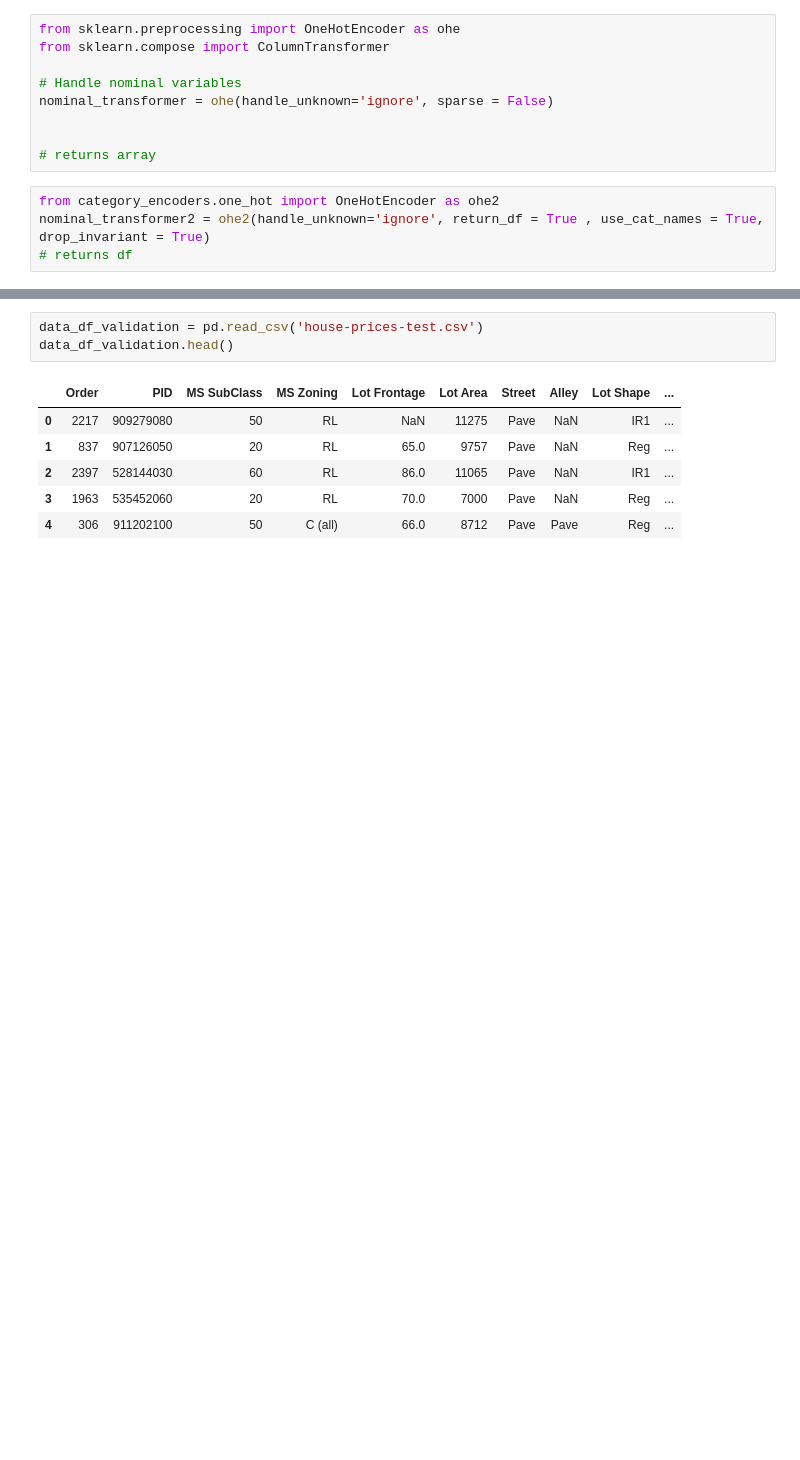
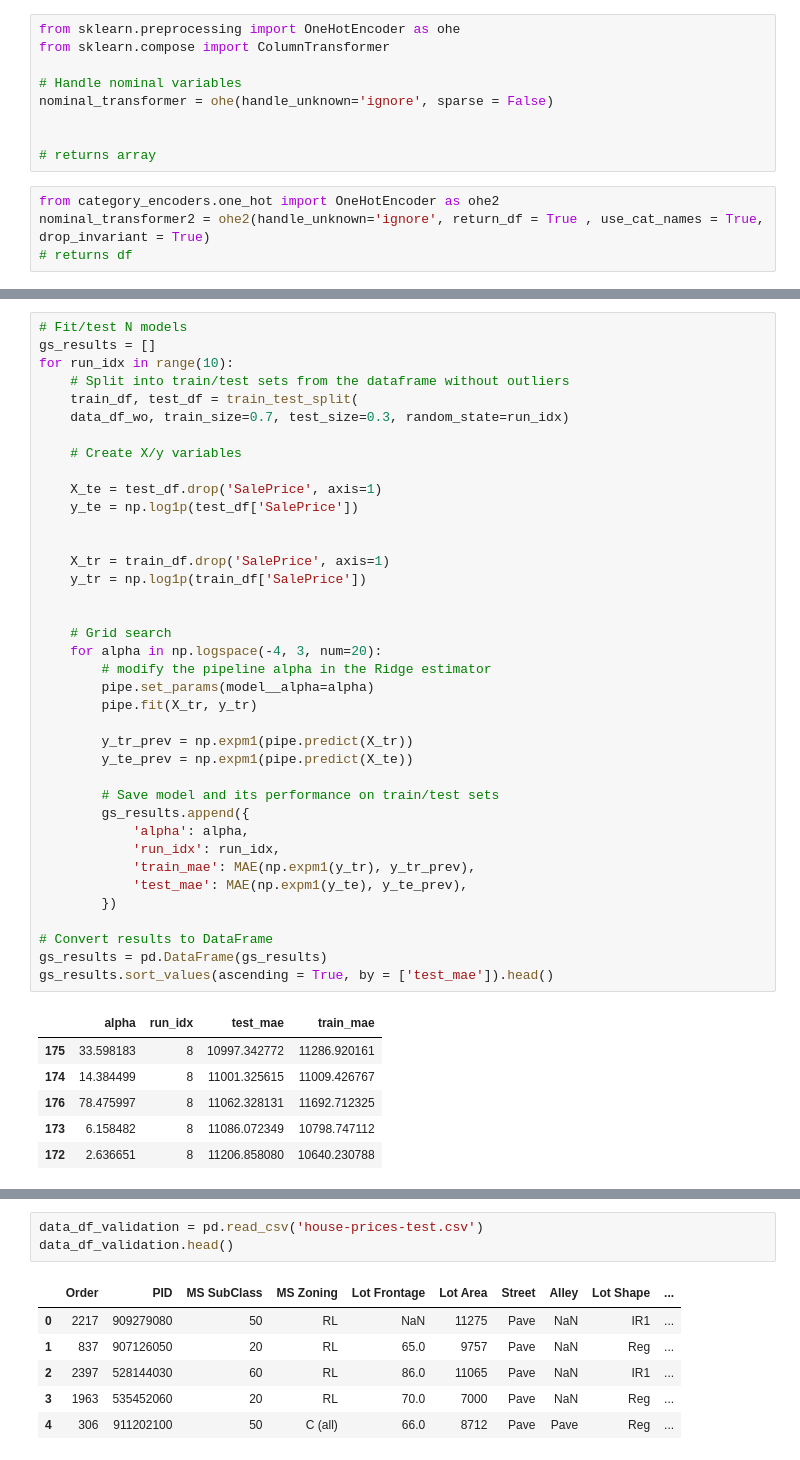
Before and after one commit to LyesOUDINACHE/EPFL-Course, a Jupyter notebook: Course Project 3 - Houses.ipynb, the cells around one changed output, grey strips where cells are left out. Saved outputs shown, nothing was run; the diff lists cells and outputs as text; blank space fills up the shorter version.

```diff
--- a/Course Project 3 - Houses.ipynb
+++ b/Course Project 3 - Houses.ipynb
@@ -1025,0 +908,45 @@ Predictions on test data: [239725. 163461.  66563. ... 158294. 182294. 151450.]
+# %%
+# Fit/test N models
+gs_results = []
+for run_idx in range(10):
+    # Split into train/test sets from the dataframe without outliers
+    train_df, test_df = train_test_split(
+    data_df_wo, train_size=0.7, test_size=0.3, random_state=run_idx)
+
+    # Create X/y variables
+
+    X_te = test_df.drop('SalePrice', axis=1)
+    y_te = np.log1p(test_df['SalePrice'])
+
+
+    X_tr = train_df.drop('SalePrice', axis=1)
+    y_tr = np.log1p(train_df['SalePrice'])
+
+
+    # Grid search
+    for alpha in np.logspace(-4, 3, num=20):
+        # modify the pipeline alpha in the Ridge estimator
+        pipe.set_params(model__alpha=alpha)
+        pipe.fit(X_tr, y_tr)
+
+        y_tr_prev = np.expm1(pipe.predict(X_tr))
+        y_te_prev = np.expm1(pipe.predict(X_te))
+
+        # Save model and its performance on train/test sets
+        gs_results.append({
+            'alpha': alpha,
+            'run_idx': run_idx,
+            'train_mae': MAE(np.expm1(y_tr), y_tr_prev),
+            'test_mae': MAE(np.expm1(y_te), y_te_prev),
+        })
+
+# Convert results to DataFrame
+gs_results = pd.DataFrame(gs_results)
+gs_results.sort_values(ascending = True, by = ['test_mae']).head()
+# %% [output]
+|  | alpha | run_idx | test_mae | train_mae |
+| 175 | 33.598183 | 8 | 10997.342772 | 11286.920161 |
+| 174 | 14.384499 | 8 | 11001.325615 | 11009.426767 |
+| 176 | 78.475997 | 8 | 11062.328131 | 11692.712325 |
+| 173 | 6.158482 | 8 | 11086.072349 | 10798.747112 |
+| 172 | 2.636651 | 8 | 11206.858080 | 10640.230788 |
```
Also changed, not shown: parts of 41 cells of this notebook, 1 other file.
